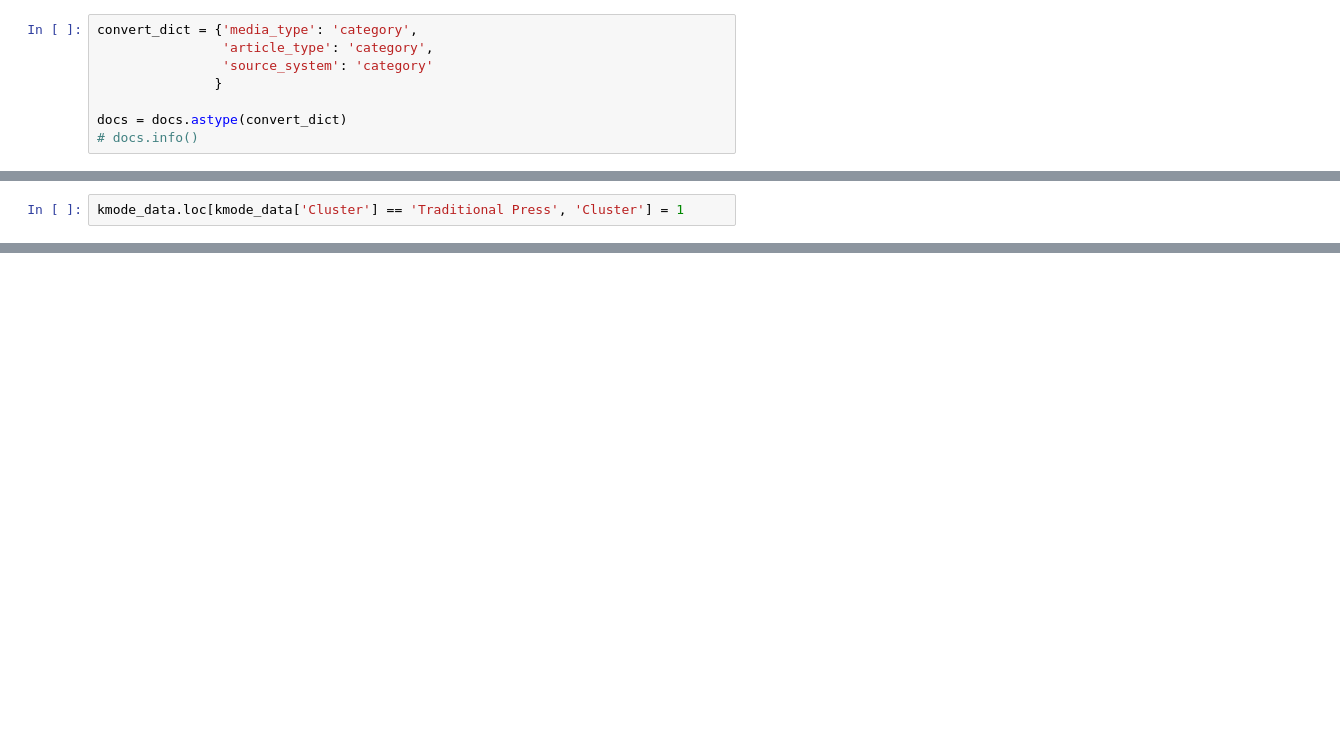
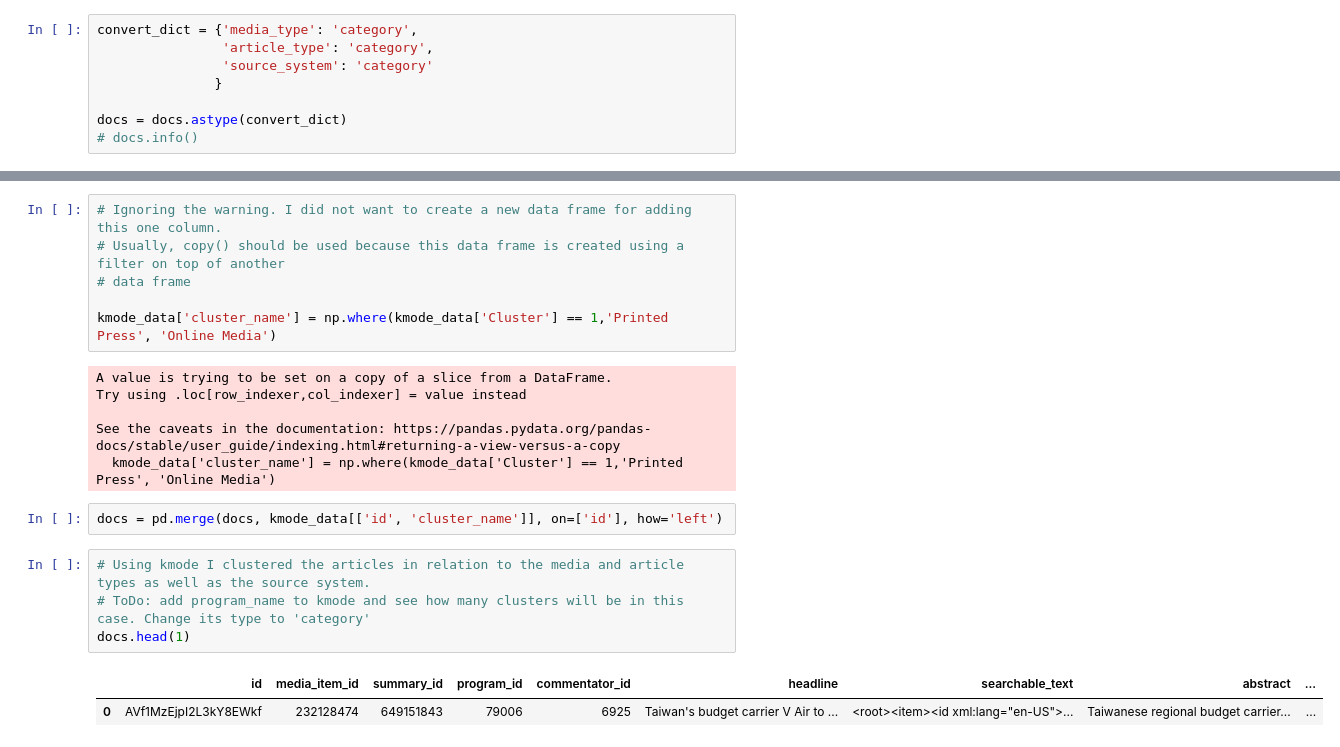
Before and after one commit to YanaSSS/technical-task, a Jupyter notebook: clustering-documents.ipynb, the cells around one changed output, grey strips where cells are left out. Drawn from its saved outputs; the diff is of its cells as text; blank space fills up the shorter version.

Commit message:
add comments and links for further text vectorizing

```diff
--- a/clustering-documents.ipynb
+++ b/clustering-documents.ipynb
@@ -490,2 +413,0 @@ cluster_zero
-# %%
-kmode_data.loc[kmode_data['Cluster'] == 'Traditional Press', 'Cluster'] = 1
@@ -497,0 +479,21 @@ See the caveats in the documentation: https://pandas.pydata.org/pandas-docs/stab
+# %%
+# Ignoring the warning. I did not want to create a new data frame for adding this one column.
+# Usually, copy() should be used because this data frame is created using a filter on top of another
+# data frame
+
+kmode_data['cluster_name'] = np.where(kmode_data['Cluster'] == 1,'Printed Press', 'Online Media')
+# %% [output]
+A value is trying to be set on a copy of a slice from a DataFrame.
+Try using .loc[row_indexer,col_indexer] = value instead
+
+See the caveats in the documentation: https://pandas.pydata.org/pandas-docs/stable/user_guide/indexing.html#returning-a-view-versus-a-copy
+  kmode_data['cluster_name'] = np.where(kmode_data['Cluster'] == 1,'Printed Press', 'Online Media')
+# %%
+docs = pd.merge(docs, kmode_data[['id', 'cluster_name']], on=['id'], how='left')
+# %%
+# Using kmode I clustered the articles in relation to the media and article types as well as the source system.
+# ToDo: add program_name to kmode and see how many clusters will be in this case. Change its type to 'category'
+docs.head(1)
+# %% [output]
+|  | id | media_item_id | summary_id | program_id | commentator_id | headline | searchable_text | abstract | ... |
+| 0 | AVf1MzEjpI2L3kY8EWkf | 232128474 | 649151843 | 79006 | 6925 | Taiwan's budget carrier V Air to ... | <root><item><id xml:lang="en-US">... | Taiwanese regional budget carrier... | ... |
```
Also changed, not shown: parts of 36 cells of this notebook.
